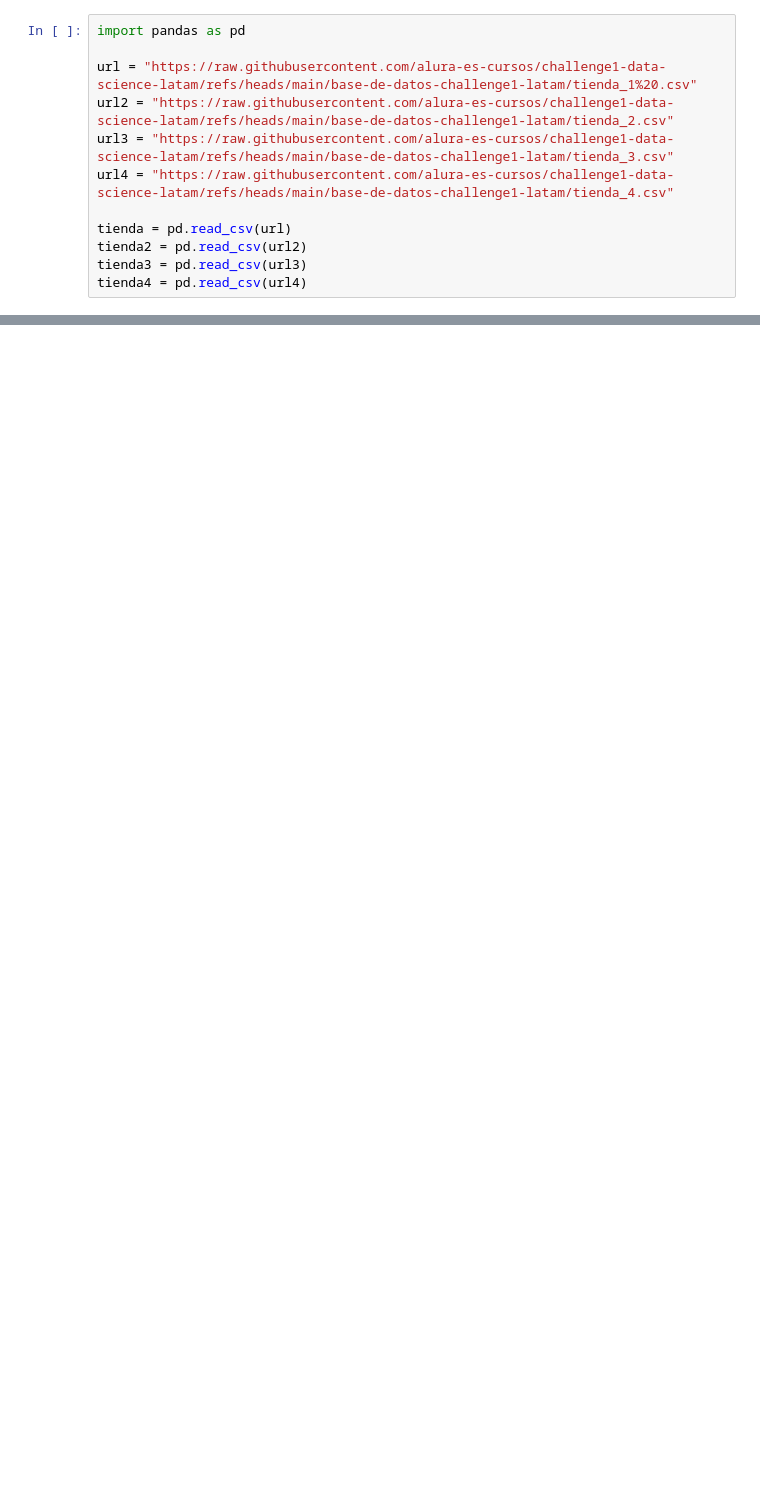
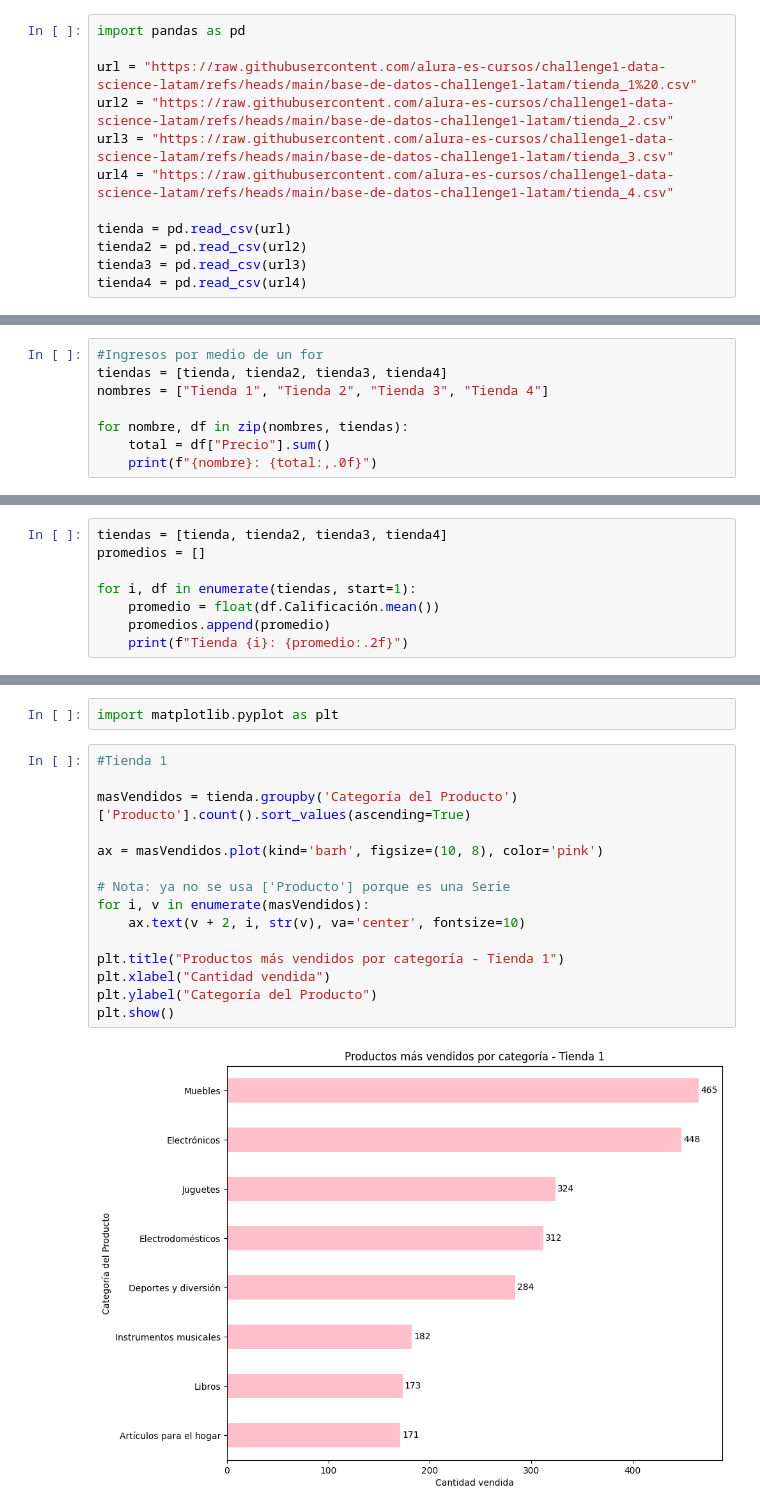
Before and after one commit to adrianrincon02/DataAnalystStore, a Jupyter notebook: Challenges.ipynb, the cells around one changed output, grey strips where cells are left out. Drawn from its saved outputs; the diff is of its cells as text; blank space fills up the shorter version.

```diff
--- a/Challenges.ipynb
+++ b/Challenges.ipynb
@@ -14,0 +56,8 @@ tienda4 = pd.read_csv(url4)
+# %%
+#Ingresos por medio de un for
+tiendas = [tienda, tienda2, tienda3, tienda4]
+nombres = ["Tienda 1", "Tienda 2", "Tienda 3", "Tienda 4"]
+
+for nombre, df in zip(nombres, tiendas):
+    total = df["Precio"].sum()
+    print(f"{nombre}: {total:,.0f}")
@@ -18,0 +170,8 @@ tienda4 = pd.read_csv(url4)
+# %%
+tiendas = [tienda, tienda2, tienda3, tienda4]
+promedios = []
+
+for i, df in enumerate(tiendas, start=1):
+    promedio = float(df.Calificación.mean())
+    promedios.append(promedio)
+    print(f"Tienda {i}: {promedio:.2f}")
@@ -20,0 +192,19 @@ tienda4 = pd.read_csv(url4)
+# %%
+import matplotlib.pyplot as plt
+# %%
+#Tienda 1
+
+masVendidos = tienda.groupby('Categoría del Producto')['Producto'].count().sort_values(ascending=True)
+
+ax = masVendidos.plot(kind='barh', figsize=(10, 8), color='pink')
+
+# Nota: ya no se usa ['Producto'] porque es una Serie
+for i, v in enumerate(masVendidos):
+    ax.text(v + 2, i, str(v), va='center', fontsize=10)
+
+plt.title("Productos más vendidos por categoría - Tienda 1")
+plt.xlabel("Cantidad vendida")
+plt.ylabel("Categoría del Producto")
+plt.show()
+# %% [output]
+[figure, added]
```
Also changed, not shown: parts of 31 cells of this notebook.
